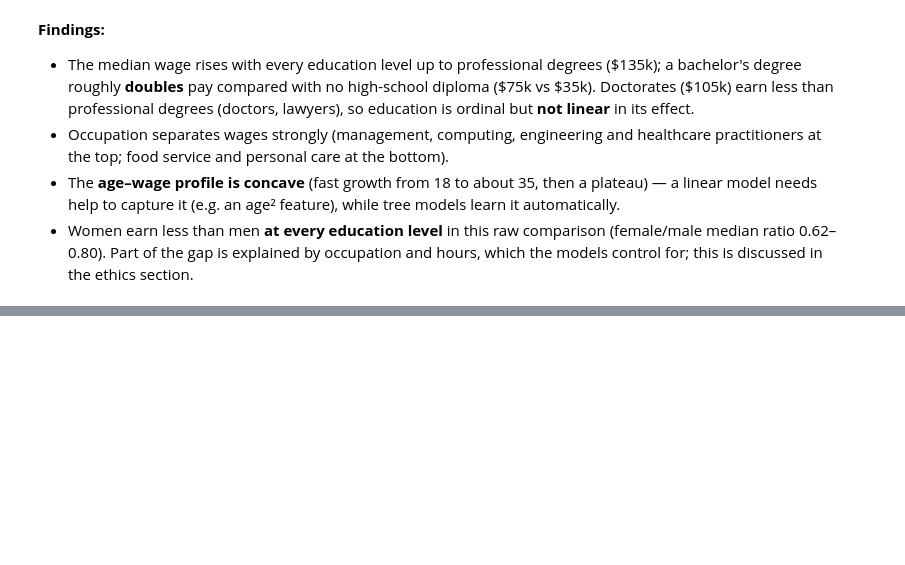
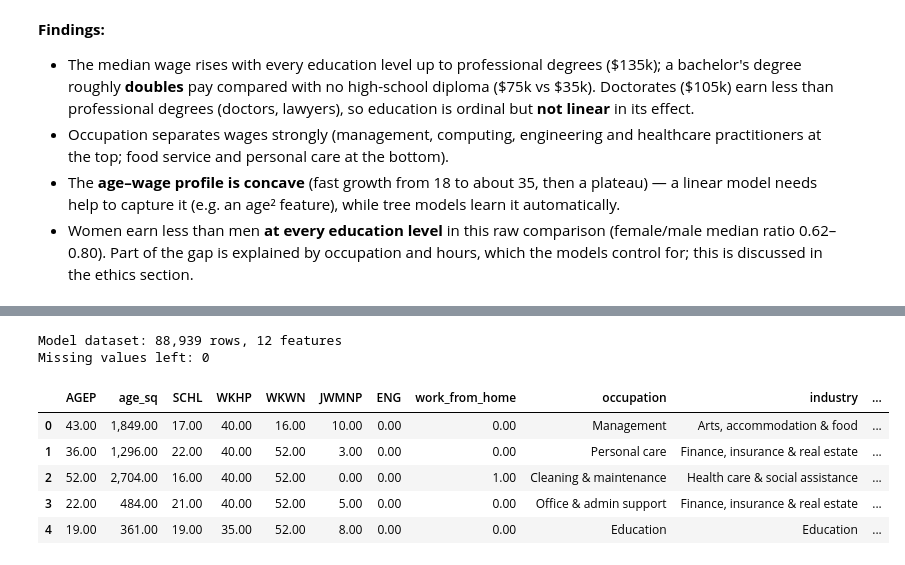
Before and after one commit to nodirsaibov05-netizen/mlda-cw1, a Jupyter notebook: notebooks/mlda_cw1.ipynb, the cells around one changed output, grey strips where cells are left out. Drawn from its saved outputs; the diff is of its cells as text; code cells hidden in the pictures; blank space fills up the shorter version.

Commit message:
Data preparation: error removal, missing values, feature engineering, split, preprocessing pipeline

```diff
--- a/notebooks/mlda_cw1.ipynb
+++ b/notebooks/mlda_cw1.ipynb
@@ -507,0 +693,10 @@ gap.round(2)
+# %%
+data["wage"] = data["WAGP"] * data["ADJINC"] / 1_000_000
+print(f"ADJINC factor: {data['ADJINC'].iloc[0] / 1_000_000}")
+
+data["hourly_wage"] = data["wage"] / (data["WKHP"] * data["WKWN"])
+errors = data["hourly_wage"] < 7.25
+print(f"Rows with implied hourly wage below $7.25: {errors.sum():,} ({errors.mean():.1%})")
+
+data = data[~errors]
+print(f"Rows after removing errors: {len(data):,}")
@@ -507,0 +709,4 @@ gap.round(2)
+# %%
+data["log_wage"] = np.log(data["wage"])
+print(f"Skewness of wage:     {data['wage'].skew():.2f}")
+print(f"Skewness of log_wage: {data['log_wage'].skew():.2f}")
@@ -507,0 +727,3 @@ gap.round(2)
+# %%
+data["ENG"] = data["ENG"].fillna(0)
+data["JWMNP"] = data["JWMNP"].fillna(0)
@@ -507,0 +744,10 @@ gap.round(2)
+# %%
+data["occupation"] = codes.occupation_group(data["OCCP"])
+data["industry"]   = codes.industry_sector(data["INDP"])
+data["employer"]   = data["COW"].map(codes.COW)
+data["marital"]    = data["MAR"].map(codes.MAR)
+data["age_sq"]     = data["AGEP"] ** 2
+data["work_from_home"] = (data["JWTRNS"].fillna(0) == 11).astype(int)   # blank = not at work, not WFH
+
+print("Missing values in new columns:")
+print(data[["occupation", "industry", "employer", "marital"]].isna().sum().to_string())
@@ -507,0 +769,20 @@ gap.round(2)
+# %%
+NUM_FEATURES = ["AGEP", "age_sq", "SCHL", "WKHP", "WKWN", "JWMNP", "ENG", "work_from_home"]
+CAT_FEATURES = ["occupation", "industry", "employer", "marital"]
+TARGET = "log_wage"
+FAIRNESS_COLS = ["SEX", "RAC1P", "HISP"]      # not used for training, only for the fairness check
+
+model_data = data[NUM_FEATURES + CAT_FEATURES + [TARGET, "wage"] + FAIRNESS_COLS].reset_index(drop=True)
+model_data[NUM_FEATURES] = model_data[NUM_FEATURES].astype(float)   # scikit-learn works with plain float columns
+print(f"Model dataset: {model_data.shape[0]:,} rows, {len(NUM_FEATURES) + len(CAT_FEATURES)} features")
+print(f"Missing values left: {model_data.isna().sum().sum()}")
+model_data.head()
+# %% [output]
+Model dataset: 88,939 rows, 12 features
+Missing values left: 0
+|  | AGEP | age_sq | SCHL | WKHP | WKWN | JWMNP | ENG | work_from_home | occupation | industry | ... |
+| 0 | 43.00 | 1,849.00 | 17.00 | 40.00 | 16.00 | 10.00 | 0.00 | 0.00 | Management | Arts, accommodation & food | ... |
+| 1 | 36.00 | 1,296.00 | 22.00 | 40.00 | 52.00 | 3.00 | 0.00 | 0.00 | Personal care | Finance, insurance & real estate | ... |
+| 2 | 52.00 | 2,704.00 | 16.00 | 40.00 | 52.00 | 0.00 | 0.00 | 1.00 | Cleaning & maintenance | Health care & social assistance | ... |
+| 3 | 22.00 | 484.00 | 21.00 | 40.00 | 52.00 | 5.00 | 0.00 | 0.00 | Office & admin support | Finance, insurance & real estate | ... |
+| 4 | 19.00 | 361.00 | 19.00 | 35.00 | 52.00 | 8.00 | 0.00 | 0.00 | Education | Education | ... |
```
Also changed, not shown: parts of 45 cells of this notebook.
